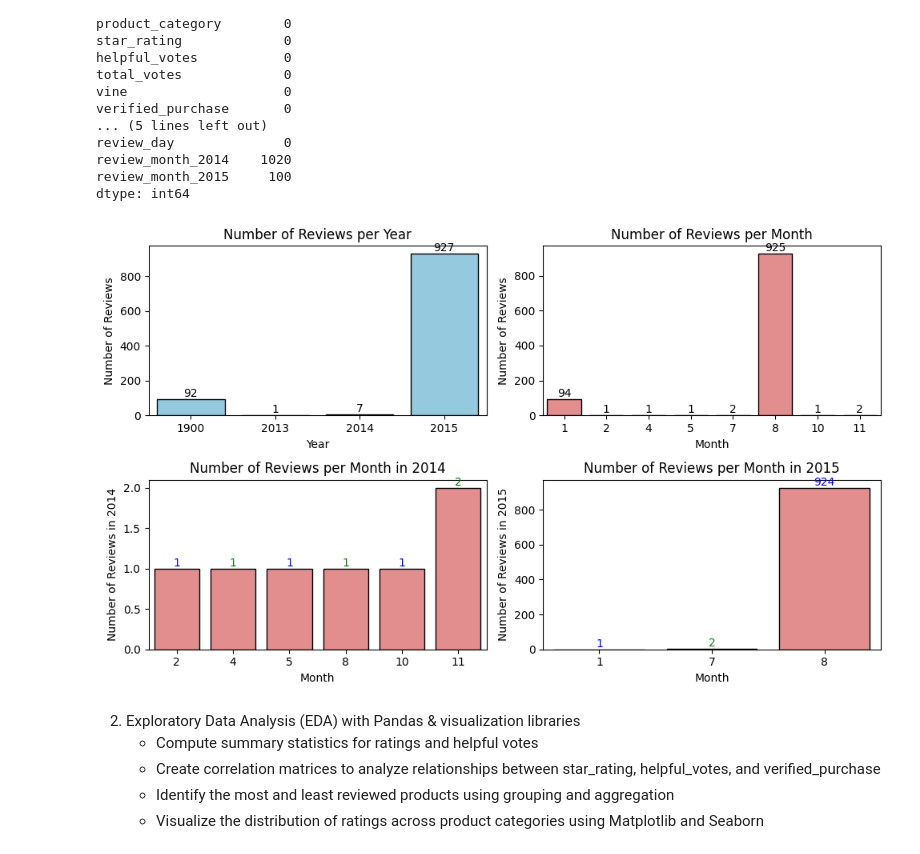
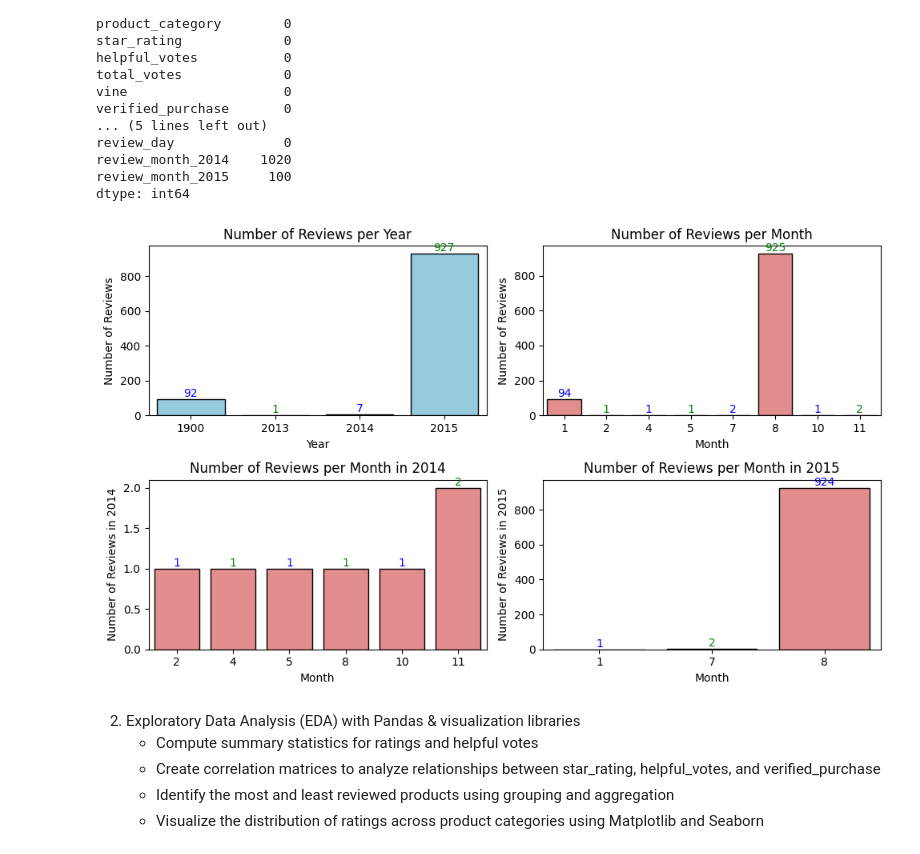
Before and after one commit to skmani122/Python, a Jupyter notebook: FinalCapstone1.ipynb, the cells around one changed output. Cells and saved outputs as stored; diff of their text form; code cells hidden in the pictures.

```diff
--- a/FinalCapstone1.ipynb
+++ b/FinalCapstone1.ipynb
@@ -234,63 +254,65 @@ review_month_2014    1020
 review_month_2015     100
 dtype: int64
 # %%
+
+def format_bar_text(i, row):
+    # format the row value with commas for thousands
+    formatted_row = "{:,}".format(row)
+    # alternately color the text for better visibility
+    if i % 2 == 0:
+        return formatted_row, 'blue'
+    else:
+        return formatted_row, 'green'
+
+def set_bar_text(plt, x_values):
+    for i, (index, row) in enumerate(x_values.items()):
+        formatted_row, color = format_bar_text(i, row)
+        plt.text(i, row, formatted_row, ha='center', va='bottom', color=color)
 
 plt.figure(figsize=(10, 6))
 
 plt.subplot(2, 2, 1)
 sns.barplot(x=df["review_year"].value_counts().sort_index().index, y=df["review_year"].value_counts().sort_index().values, color='skyblue', edgecolor='black')
 # show the count of reviews on top of each bar
-for i, (index, row) in enumerate(df["review_year"].value_counts().sort_index().items()):
-    plt.text(i, row, str(row), ha='center', va='bottom')
+set_bar_text(plt, df["review_year"].value_counts().sort_index())
+
 plt.xlabel("Year")
 plt.ylabel("Number of Reviews")
 plt.title("Number of Reviews per Year")
 
 plt.subplot(2, 2, 2)
 sns.barplot(x=df["review_month"].value_counts().sort_index().index, y=df["review_month"].value_counts().sort_index().values, color='lightcoral', edgecolor='black')
 # show the count of reviews on top of each bar
-for i, (index, row) in enumerate(df["review_month"].value_counts().sort_index().items()):
-    plt.text(i, row, str(row), ha='center', va='bottom')
+set_bar_text(plt, df["review_month"].value_counts().sort_index())
+
 plt.xlabel("Month")
 plt.ylabel("Number of Reviews")
 plt.title("Number of Reviews per Month")
 
 plt.subplot(2, 2, 3)
 # filter where reivew_year = 2014
 sns.barplot(x=df["review_month_2014"].value_counts().sort_index().index.astype(int), y=df["review_month_2014"].value_counts().sort_index().values, color='lightcoral', edgecolor='black')
 # show the count of reviews on top of each bar
-for i, (index, row) in enumerate(df["review_month_2014"].value_counts().sort_index().items()):
-    # format the row value with commas for thousands
-    formatted_row = "{:,}".format(row)
-    # alternately color the text for better visibility
-    if i % 2 == 0:
-        plt.text(i, row, formatted_row, ha='center', va='bottom', color='blue')
-    else:
-        plt.text(i, row, formatted_row, ha='center', va='bottom', color='green')
+set_bar_text(plt, df["review_month_2014"].value_counts().sort_index())
+
 plt.xlabel("Month")
 plt.ylabel("Number of Reviews in 2014")
 plt.title("Number of Reviews per Month in 2014")
 
 plt.subplot(2, 2, 4)
 # filter where reivew_year = 2015
 sns.barplot(x=df["review_month_2015"].value_counts().sort_index().index.astype(int), y=df["review_month_2015"].value_counts().sort_index().values, color='lightcoral', edgecolor='black')
 # show the count of reviews on top of each bar
-for i, (index, row) in enumerate(df["review_month_2015"].value_counts().sort_index().items()):
-    # format the row value with commas for thousands
-    formatted_row = "{:,}".format(row)
-    # alternately color the text for better visibility
-    if i % 2 == 0:
-        plt.text(i, row, formatted_row, ha='center', va='bottom', color='blue')
-    else:
-        plt.text(i, row, formatted_row, ha='center', va='bottom', color='green')
+set_bar_text(plt, df["review_month_2015"].value_counts().sort_index())
+
 plt.xlabel("Month")
 plt.ylabel("Number of Reviews in 2015")
 plt.title("Number of Reviews per Month in 2015")
 
 plt.tight_layout()
 plt.show()
 # %% [output]
-[figure, old version]
+[figure, new version]
 # %%
 url_re = re.compile(r"https?://\S+|www\.\S+")
 html_re = re.compile(r"<.*?>")
```
Also changed, not shown: parts of 13 cells of this notebook.
